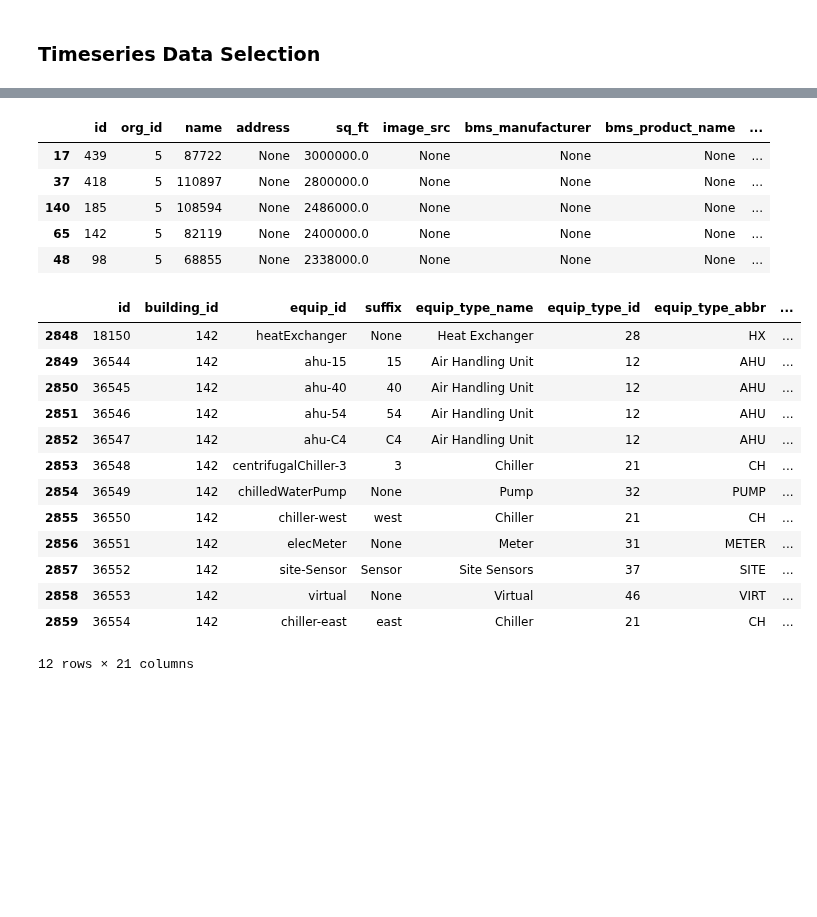
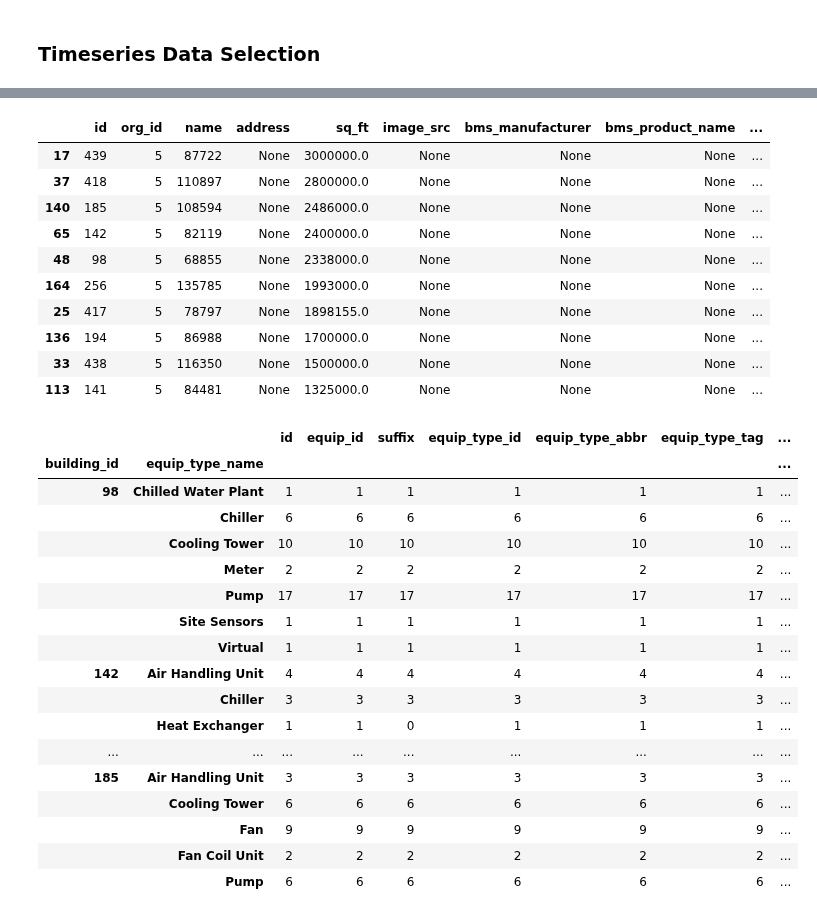
Before and after one commit to yairg98/Data-Driven-Problem-Solving, a Jupyter notebook: Assignments/FinalProjectNotebook.ipynb, the cells around one changed output, grey strips where cells are left out. Drawn from its saved outputs; the diff is of its cells as text; code cells hidden in the pictures; blank space fills up the shorter version.

```diff
--- a/Assignments/FinalProjectNotebook.ipynb
+++ b/Assignments/FinalProjectNotebook.ipynb
@@ -255,6 +221,6 @@ all_units#[all_units['id']==2]
 # %%
 # Sorting buildings by square footage
-all_buildings.sort_values(by='sq_ft', ascending=False).head()
+all_buildings.sort_values(by='sq_ft', ascending=False).head(10)
 # %% [output]
 |  | id | org_id | name | address | sq_ft | image_src | bms_manufacturer | bms_product_name | ... |
 | 17 | 439 | 5 | 87722 | None | 3000000.0 | None | None | None | ... |
@@ -262,21 +228,34 @@ all_buildings.sort_values(by='sq_ft', ascending=False).head()
 | 140 | 185 | 5 | 108594 | None | 2486000.0 | None | None | None | ... |
 | 65 | 142 | 5 | 82119 | None | 2400000.0 | None | None | None | ... |
 | 48 | 98 | 5 | 68855 | None | 2338000.0 | None | None | None | ... |
+| 164 | 256 | 5 | 135785 | None | 1993000.0 | None | None | None | ... |
+| 25 | 417 | 5 | 78797 | None | 1898155.0 | None | None | None | ... |
+| 136 | 194 | 5 | 86988 | None | 1700000.0 | None | None | None | ... |
+| 33 | 438 | 5 | 116350 | None | 1500000.0 | None | None | None | ... |
+| 113 | 141 | 5 | 84481 | None | 1325000.0 | None | None | None | ... |
 # %%
-building_id = 142
-all_equipment.loc[all_equipment['building_id']==building_id]
+building_ids = [185, 142, 98]
+
+equip_groups = all_equipment.loc[all_equipment['building_id'].isin(building_ids)]\
+    .groupby(by=['building_id','equip_type_name']).count()
+
+equip_groups
 # %% [output]
-|  | id | building_id | equip_id | suffix | equip_type_name | equip_type_id | equip_type_abbr | ... |
-| 2848 | 18150 | 142 | heatExchanger | None | Heat Exchanger | 28 | HX | ... |
-| 2849 | 36544 | 142 | ahu-15 | 15 | Air Handling Unit | 12 | AHU | ... |
-| 2850 | 36545 | 142 | ahu-40 | 40 | Air Handling Unit | 12 | AHU | ... |
-| 2851 | 36546 | 142 | ahu-54 | 54 | Air Handling Unit | 12 | AHU | ... |
-| 2852 | 36547 | 142 | ahu-C4 | C4 | Air Handling Unit | 12 | AHU | ... |
-| 2853 | 36548 | 142 | centrifugalChiller-3 | 3 | Chiller | 21 | CH | ... |
-| 2854 | 36549 | 142 | chilledWaterPump | None | Pump | 32 | PUMP | ... |
-| 2855 | 36550 | 142 | chiller-west | west | Chiller | 21 | CH | ... |
-| 2856 | 36551 | 142 | elecMeter | None | Meter | 31 | METER | ... |
-| 2857 | 36552 | 142 | site-Sensor | Sensor | Site Sensors | 37 | SITE | ... |
-| 2858 | 36553 | 142 | virtual | None | Virtual | 46 | VIRT | ... |
-| 2859 | 36554 | 142 | chiller-east | east | Chiller | 21 | CH | ... |
+|  |  | id | equip_id | suffix | equip_type_id | equip_type_abbr | equip_type_tag | ... |
+| building_id | equip_type_name |  |  |  |  |  |  | ... |
+| 98 | Chilled Water Plant | 1 | 1 | 1 | 1 | 1 | 1 | ... |
+|  | Chiller | 6 | 6 | 6 | 6 | 6 | 6 | ... |
+|  | Cooling Tower | 10 | 10 | 10 | 10 | 10 | 10 | ... |
+|  | Meter | 2 | 2 | 2 | 2 | 2 | 2 | ... |
+|  | Pump | 17 | 17 | 17 | 17 | 17 | 17 | ... |
+|  | Site Sensors | 1 | 1 | 1 | 1 | 1 | 1 | ... |
+|  | Virtual | 1 | 1 | 1 | 1 | 1 | 1 | ... |
+| 142 | Air Handling Unit | 4 | 4 | 4 | 4 | 4 | 4 | ... |
+|  | Chiller | 3 | 3 | 3 | 3 | 3 | 3 | ... |
+|  | Heat Exchanger | 1 | 1 | 0 | 1 | 1 | 1 | ... |
+| ... | ... | ... | ... | ... | ... | ... | ... | ... |
+| 185 | Air Handling Unit | 3 | 3 | 3 | 3 | 3 | 3 | ... |
+|  | Cooling Tower | 6 | 6 | 6 | 6 | 6 | 6 | ... |
+|  | Fan | 9 | 9 | 9 | 9 | 9 | 9 | ... |
+|  | Fan Coil Unit | 2 | 2 | 2 | 2 | 2 | 2 | ... |
+|  | Pump | 6 | 6 | 6 | 6 | 6 | 6 | ... |
-12 rows × 21 columns
```
Also changed, not shown: parts of 6 cells of this notebook.
